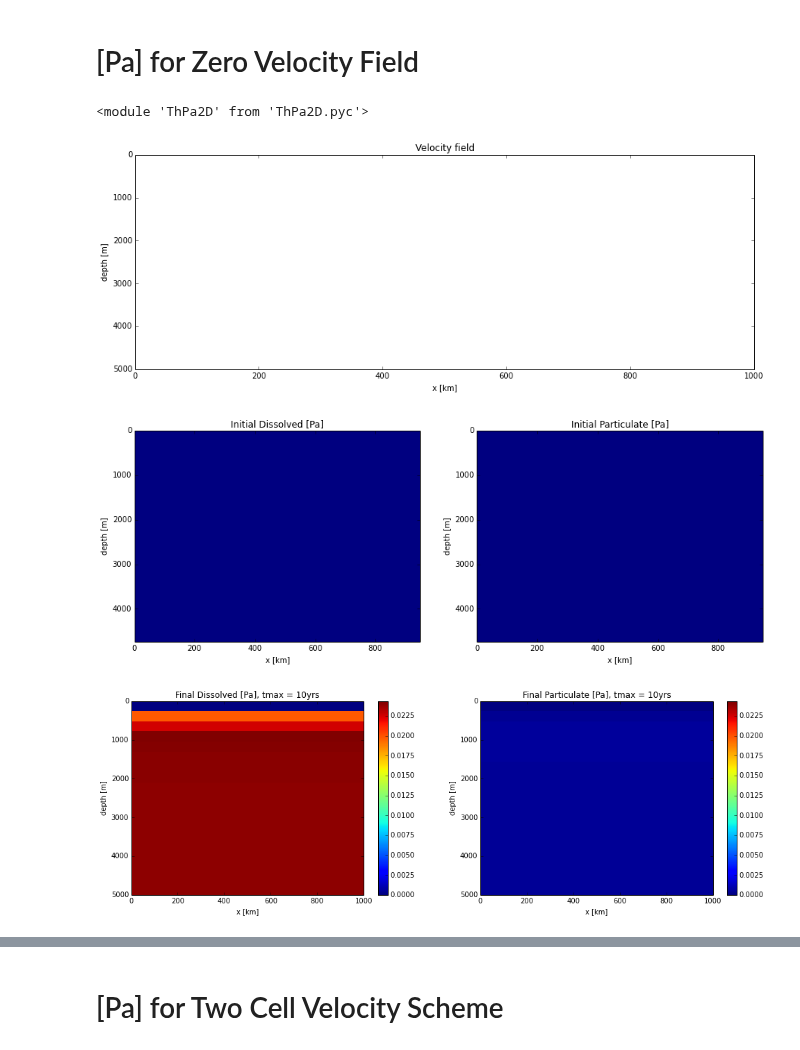
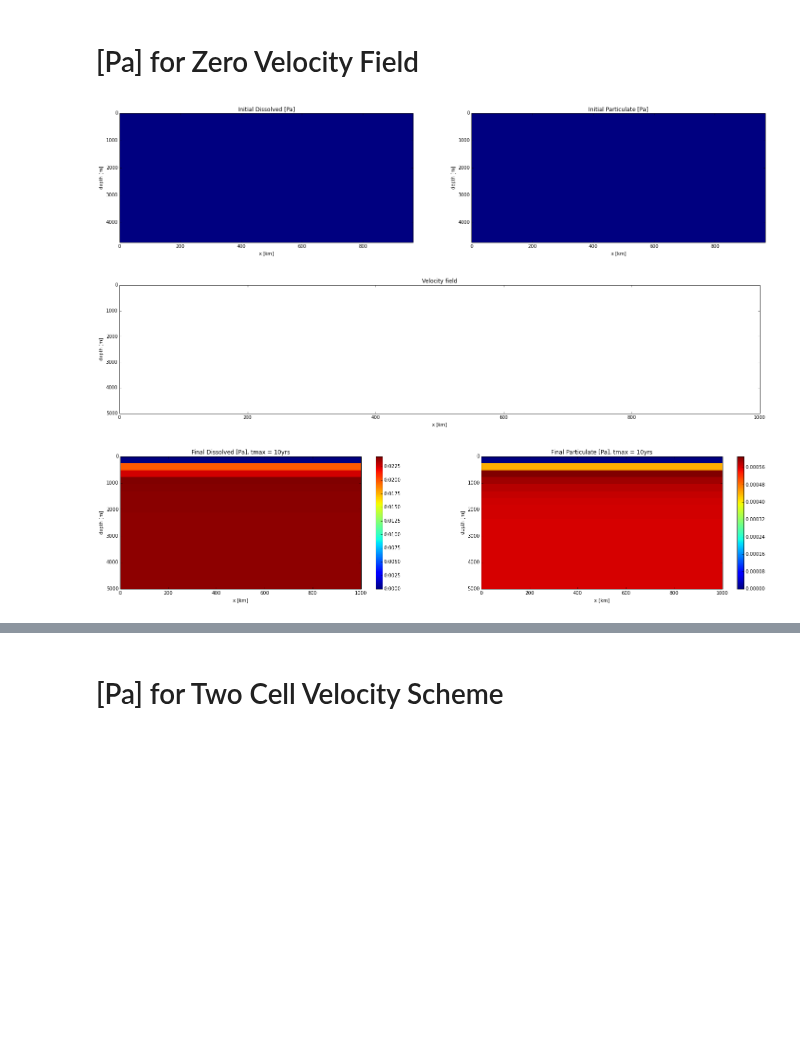
Before and after one commit to UBC-MOAD/pa-th-simple, a Jupyter notebook: prelim-model/2DPaProfile.ipynb, the cells around one changed output, grey strips where cells are left out. Drawn from its saved outputs; the diff is of its cells as text; code cells hidden in the pictures; blank space fills up the shorter version.

```diff
--- a/prelim-model/2DPaProfile.ipynb
+++ b/prelim-model/2DPaProfile.ipynb
@@ -12,50 +12,48 @@ import profile_plots as pp
 %matplotlib inline
 # %% [markdown]
 # [Pa] for Zero Velocity Field
-# %%
-reload(ThPa2D)
-# %% [output]
-<module 'ThPa2D' from 'ThPa2D.pyc'>
 # %%
+reload(ThPa2D)
 # setup function adflow for Th
 
 tmax = (0, 1, 2, 3, 5, 10)
 t = tmax[0]
 T = tmax[1]
 V = 1
 xmin = 1
 xmax = 1e6
 zmin = 0
 zmax = 5e3
 nz = 20
-nx = 20
+nx = 29
 ng = 1
 g = ThPa2D.FDgrid(nx, nz, ng)
 h = ThPa2D.FDgrid(nx, nz, ng)
 
 # chemistry
 k_ad, k_de, Q = ThPa2D.k_sorp('Pa', xmin, xmax, zmin, zmax, nx, nz)
 
 # initial profile
-init =
+init = ThPa2D.plot_init(g, h, xmin, xmax, zmin, zmax, nx, nz, 'Pa')
+
 # velocity
-u, flowfig = ThPa2D.u_zero(g, h, xmin, xmax, zmin, zmax, nx, nz, V, 'Pa')
+u, flowfig = ThPa2D.u_zero(xmin, xmax, zmin, zmax, nx, nz, V)
 
 # Th loop
 g, h = ThPa2D.adflow(g, h, t, T, u, k_ad, k_de, Q, ThPa2D.upwind)
 
 #plot results
 meshTh = ThPa2D.plotprof(g, h, xmin, xmax, zmin, zmax, nx, nz, T, 'Pa')
 
 # store results
 DPa0vel = {}
 PPa0vel = {}
 DPa0vel['1tmax'] = g.a
 PPa0vel['1tmax'] = h.a
 # %% [output]
-[figure, old version]
+[figure, new version]
-[figure, old version]
+[figure, new version]
-[figure, old version]
+[figure, new version]
 # %%
 plt.plot (DPa0vel['1tmax'][:,2],'b',DPa0vel['1tmax'][:,18],'r')
 # %% [output]
```
Also changed, not shown: parts of 33 cells of this notebook, 2 other files.
